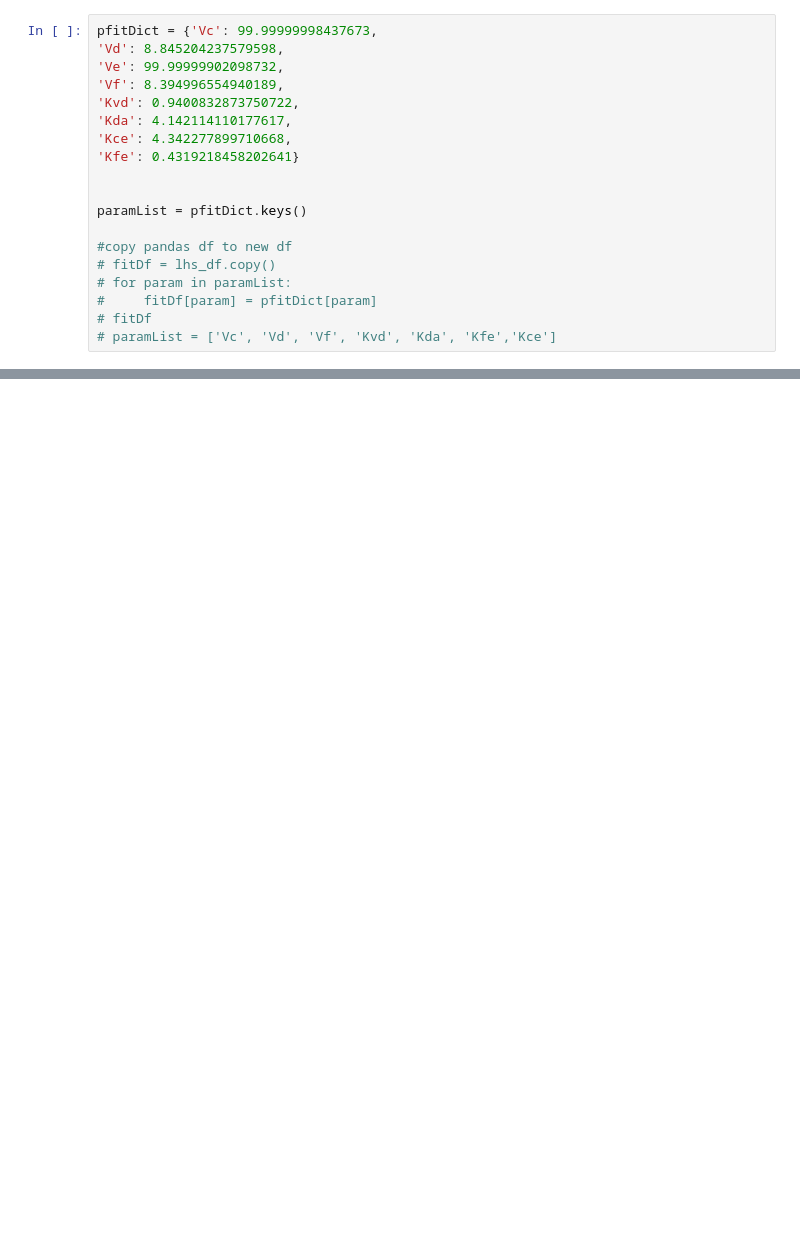
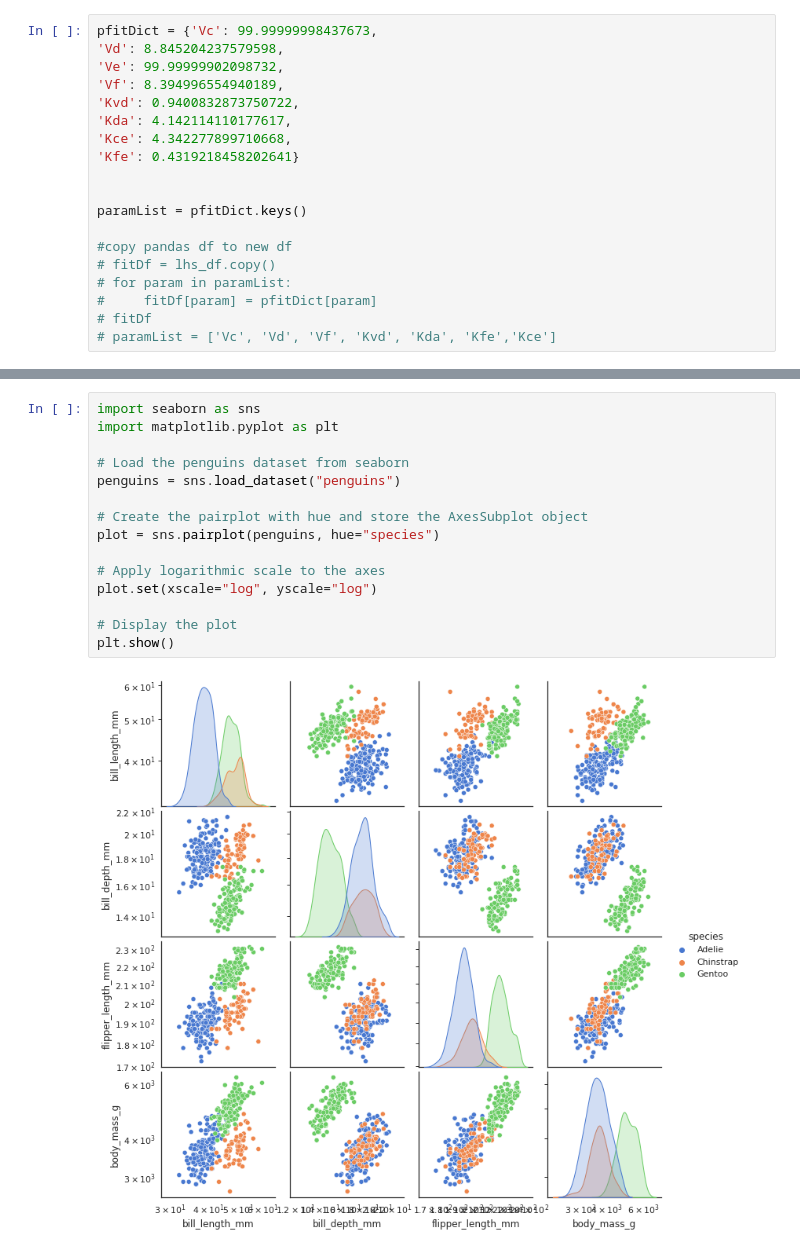
Before and after one commit to martinaoliver/modelling, a Jupyter notebook: 3954/paper/src/analytical/lsa/analyse/paramDistributions.ipynb, the cells around one changed output, grey strips where cells are left out. Saved outputs shown, nothing was run; the diff lists cells and outputs as text; blank space fills up the shorter version.

```diff
--- a/3954/paper/src/analytical/lsa/analyse/paramDistributions.ipynb
+++ b/3954/paper/src/analytical/lsa/analyse/paramDistributions.ipynb
@@ -148,0 +220,17 @@ df
+# %%
+import seaborn as sns
+import matplotlib.pyplot as plt
+
+# Load the penguins dataset from seaborn
+penguins = sns.load_dataset("penguins")
+
+# Create the pairplot with hue and store the AxesSubplot object
+plot = sns.pairplot(penguins, hue="species")
+
+# Apply logarithmic scale to the axes
+plot.set(xscale="log", yscale="log")
+
+# Display the plot
+plt.show()
+# %% [output]
+[figure, added]
```
Also changed, not shown: parts of 9 cells of this notebook, 2 other files.
